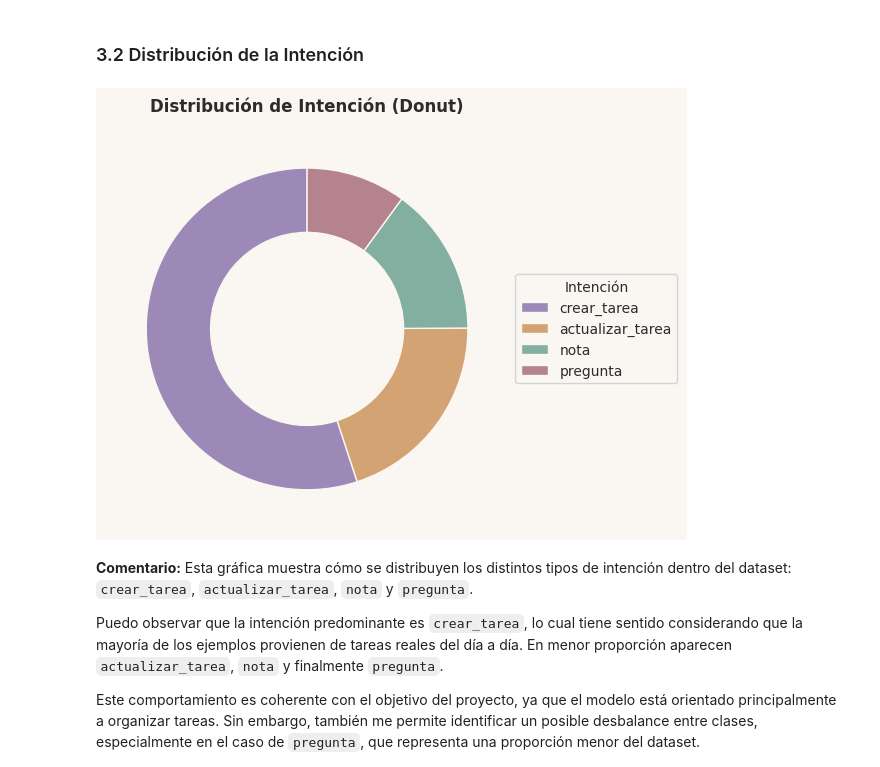
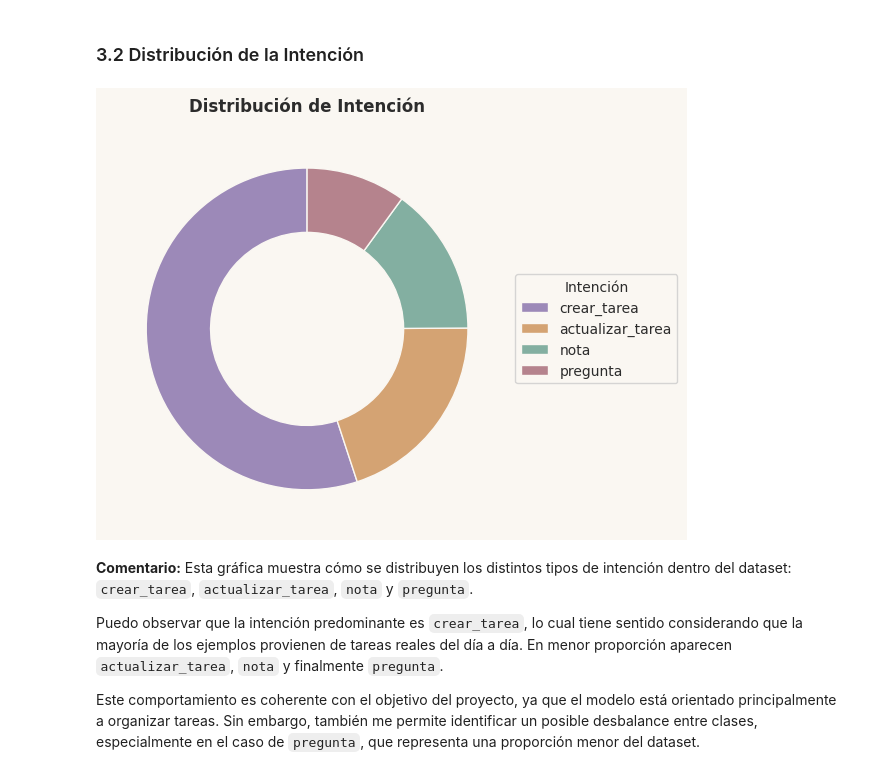
Before and after one commit to Marielle-Machado28/NoetIA, a Jupyter notebook: noetai-eda/eda_noetai.ipynb, the cells around one changed output. Cells and saved outputs as stored; diff of their text form; code cells hidden in the pictures.

```diff
--- a/noetai-eda/eda_noetai.ipynb
+++ b/noetai-eda/eda_noetai.ipynb
@@ -76,8 +102,9 @@ plt.rcParams.update({
     "grid.alpha": 0.6,
 })
 # %%
-PATH = "Trainning_data_NoetIA.csv"
-df = pd.read_csv(PATH)
+PATH = "Base_de_datos_NoetIA.csv"
 
-df.shape
+df = pd.read_csv(PATH, encoding='latin-1')
+
+print(df.shape)
 # %% [output]
@@ -309,16 +336,16 @@ Además, esta gráfica refuerza que la estructura conceptual del proyecto (organ
 # %%
 vals = df["intencion"].value_counts()
 labels = vals.index.tolist()
 colors = [MAR["accent2"], MAR["accent1"], MAR["accent5"], MAR["accent4"]][:len(vals)]
 
 plt.figure(figsize=(6, 6))
 wedges, texts = plt.pie(vals, colors=colors, startangle=90, wedgeprops=dict(width=0.4, edgecolor=MAR["bg"]))
-plt.title("Distribución de Intención (Donut)")
+plt.title("Distribución de Intención")
 plt.legend(wedges, labels, title="Intención", loc="center left", bbox_to_anchor=(1, 0.5))
 plt.tight_layout()
 plt.show()
 # %% [output]
-[figure, old version]
+[figure, new version]
 # %% [markdown]
 **Comentario:**
 Esta gráfica muestra cómo se distribuyen los distintos tipos de intención dentro del dataset: `crear_tarea`, `actualizar_tarea`, `nota` y `pregunta`.
```
Also changed, not shown: parts of 77 cells of this notebook, 4 other files.
